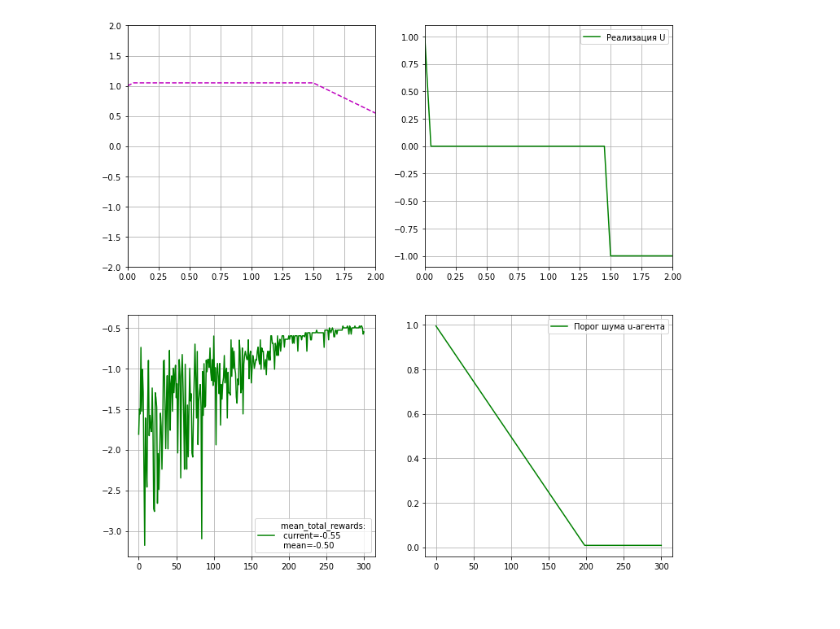
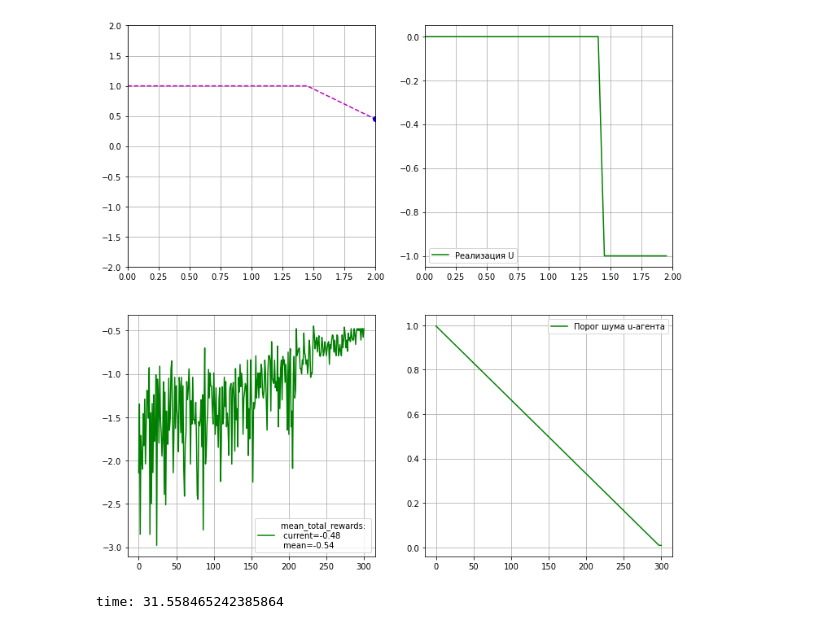
Before and after one commit to imm-rl-lab/reinforcement_learning_baseline, a Jupyter notebook: Testing/SimpleControlProblem-DQN.ipynb, the cells around one changed output. Drawn from its saved outputs; the diff is of its cells as text; code cells hidden in the pictures.

```diff
--- a/Testing/SimpleControlProblem-DQN.ipynb
+++ b/Testing/SimpleControlProblem-DQN.ipynb
@@ -2,33 +2,39 @@
 import os, sys
 sys.path.insert(0, os.path.abspath('..'))
 import numpy as np
 import torch.nn as nn
+import time
 from Environments.SimpleControlProblem.SimpleControlProblem import SimpleControlProblem
 from Environments.SimpleControlProblem.SimpleControlProblemVisualizer import SimpleControlProblemVisualizer
 from Agents.DQN import DQN
 from Agents.Utilities.SequentialNetwork import SequentialNetwork
 from Agents.Utilities.Noises import DiscreteUniformNoise
 from Agents.Utilities.ContinuousAgentMakers.ContinuousAgentMaker import ContinuousAgentMaker
+from Agents.Utilities.Buffers.PrioritizedExperienceReplayBuffer import PrioritizedExperienceReplayBuffer
 from Solvers import OneAgentSolver as solver
 %load_ext autoreload
 %autoreload 2
 
 #learning parameters
 episode_n = 301
 
 #environment initialization
 env = SimpleControlProblem()
 action_n = 3
 action_values = np.linspace(env.action_min, env.action_max, action_n).reshape(action_n, 1)
 
 #agent initialization
 DQN = ContinuousAgentMaker(DQN)
 q_model = SequentialNetwork([env.state_dim, 128, 64, action_n])
-noise = DiscreteUniformNoise(action_n, threshold_decrease=1.5/episode_n)
+noise = DiscreteUniformNoise(action_n, threshold_decrease=1/episode_n)
 agent = DQN(q_model, noise, action_values=action_values, q_model_lr=1e-3, gamma=1, batch_size=128, tau=1e-3)
 
 #learning
-visualizer = SimpleControlProblemVisualizer(waiting_for_show=10)
+visualizer = SimpleControlProblemVisualizer(waiting_for_show=50)
+
+start_time = time.time()
 solver.go(env, agent, episode_n=episode_n, show=visualizer.show)
+print('time:', time.time() - start_time)
 # %% [output]
-[figure, old version]
+[figure, new version]
+time: 31.558465242385864
```
